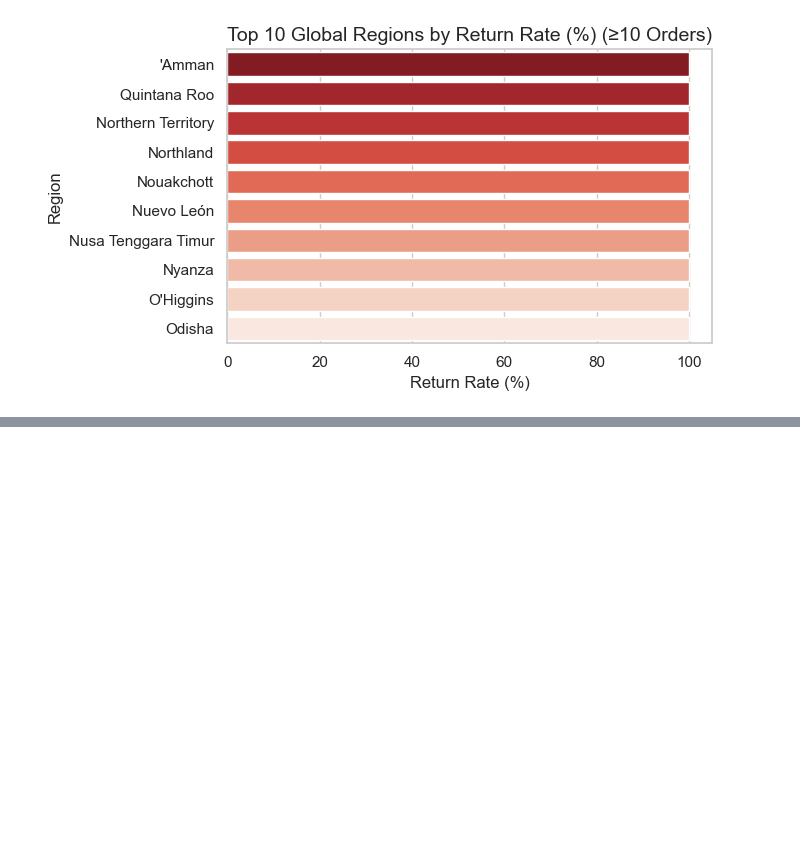
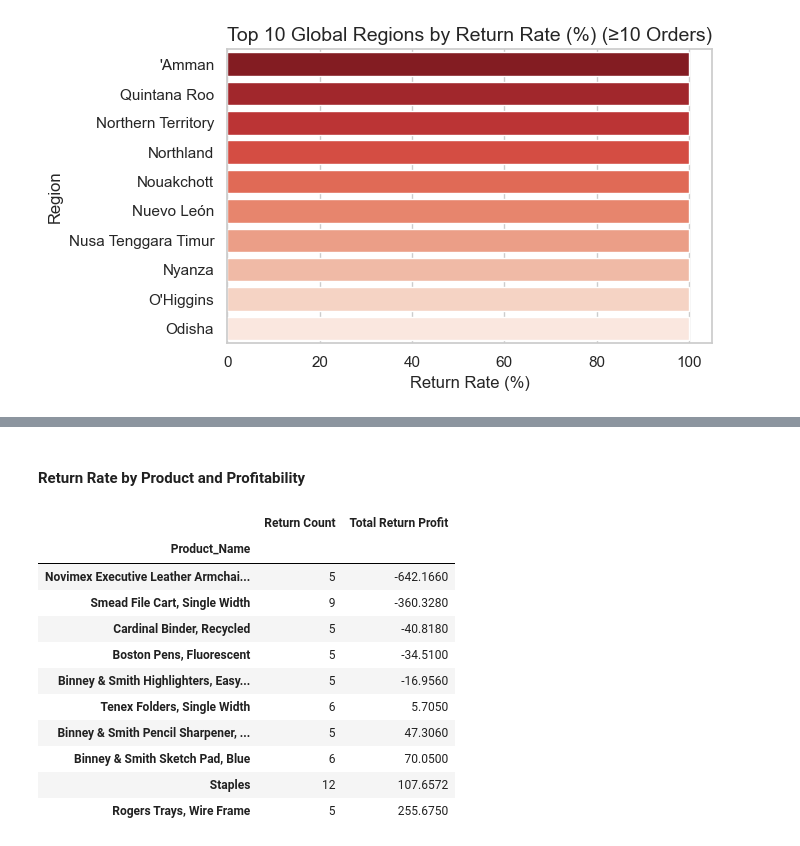
Before and after one commit to GiGiMolki/StoreSight, a Jupyter notebook: 1_notebooks/11_returns_analysis.ipynb, the cells around one changed output, grey strips where cells are left out. Cells and saved outputs as stored; diff of their text form; code cells hidden in the pictures; blank space fills up the shorter version.

```diff
--- a/1_notebooks/11_returns_analysis.ipynb
+++ b/1_notebooks/11_returns_analysis.ipynb
@@ -401,0 +468,34 @@ plt.show()
+# %% [markdown]
+#### Return Rate by Product and Profitability
+# %%
+# Filter returned orders
+returned_data = data[data['Return Status'] == 'Returned']
+
+# Aggregate by product
+returned_product_stats = (
+    returned_data.groupby('Product_Name')
+    .agg({'Order_ID': 'count', 'Profit': 'sum'})
+    .rename(columns={'Order_ID': 'Return Count', 'Profit': 'Total Return Profit'})
+)
+
+# Filter products with at least 5 returns
+returned_product_stats = returned_product_stats[returned_product_stats['Return Count'] >= 5]
+
+# Sort by most negative profit
+returned_product_stats = returned_product_stats.sort_values('Total Return Profit')
+
+# Display top 10 loss-making returned products
+returned_product_stats.head(10)
+# %% [output]
+|  | Return Count | Total Return Profit |
+| Product_Name |  |  |
+| Novimex Executive Leather Armchai... | 5 | -642.1660 |
+| Smead File Cart, Single Width | 9 | -360.3280 |
+| Cardinal Binder, Recycled | 5 | -40.8180 |
+| Boston Pens, Fluorescent | 5 | -34.5100 |
+| Binney & Smith Highlighters, Easy... | 5 | -16.9560 |
+| Tenex Folders, Single Width | 6 | 5.7050 |
+| Binney & Smith Pencil Sharpener, ... | 5 | 47.3060 |
+| Binney & Smith Sketch Pad, Blue | 6 | 70.0500 |
+| Staples | 12 | 107.6572 |
+| Rogers Trays, Wire Frame | 5 | 255.6750 |
```
Also changed, not shown: parts of 15 cells of this notebook, 32 other files.
